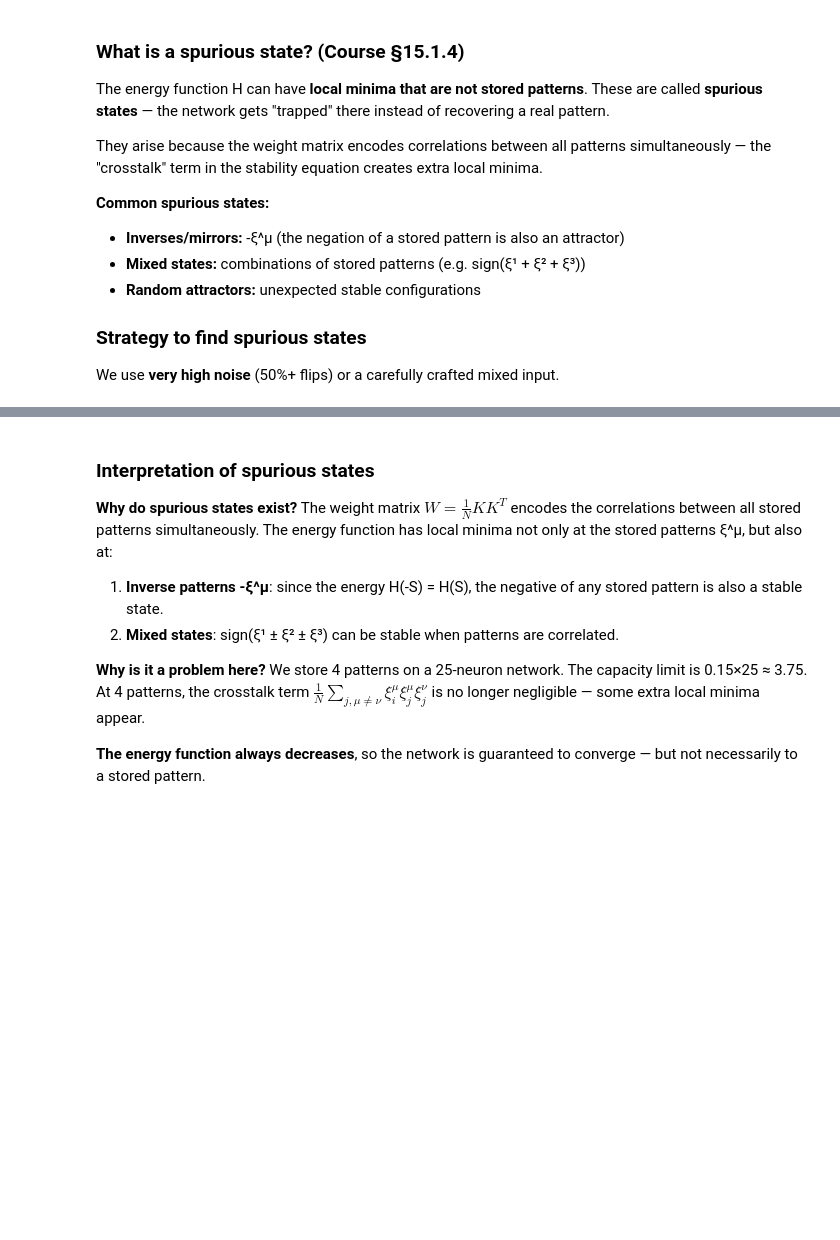
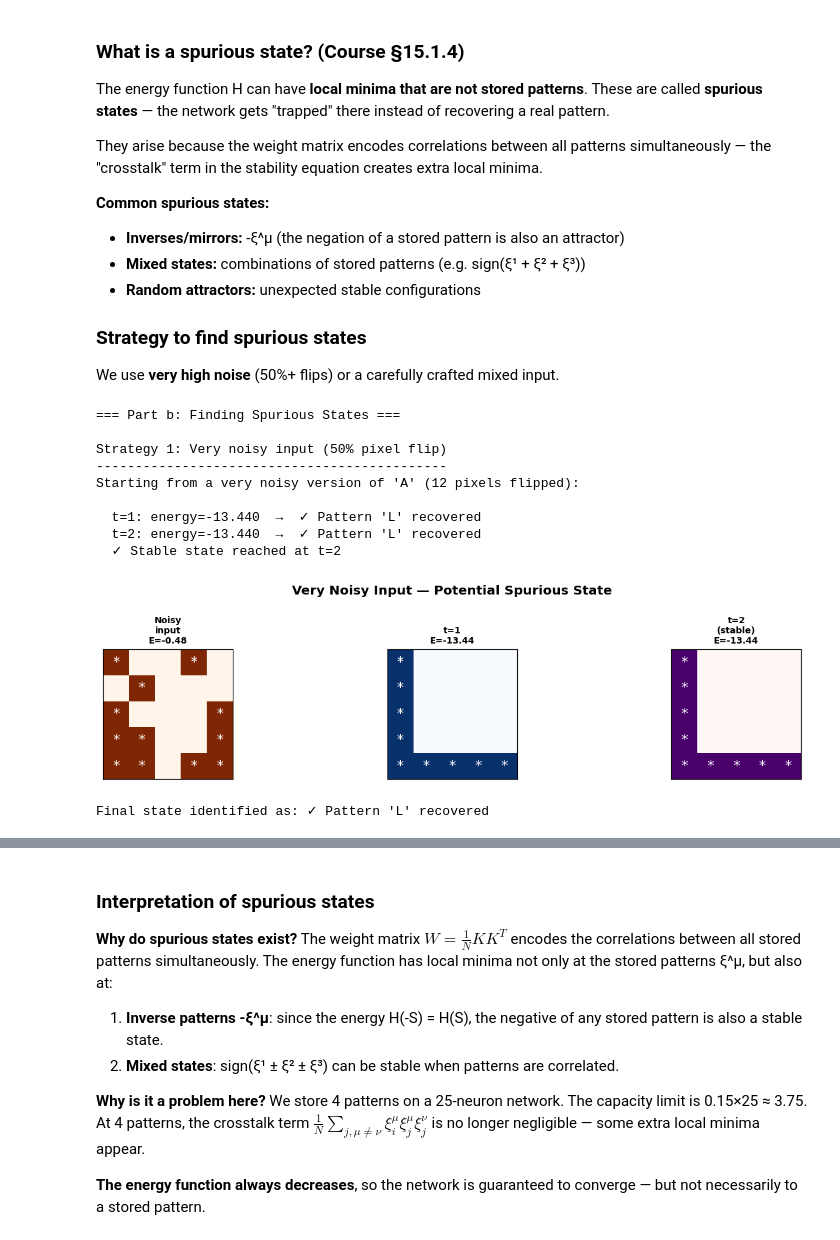
Before and after one commit to pthomas26/TP4, a Jupyter notebook: TP4_Ex2_Hopfield.ipynb, the cells around one changed output, grey strips where cells are left out. Drawn from its saved outputs; the diff is of its cells as text; code cells hidden in the pictures; blank space fills up the shorter version.

```diff
--- a/TP4_Ex2_Hopfield.ipynb
+++ b/TP4_Ex2_Hopfield.ipynb
@@ -386,29 +514,44 @@ They arise because the weight matrix encodes correlations between all patterns s
 We use **very high noise** (50%+ flips) or a carefully crafted mixed input.
 # %%
 print("=== Part b: Finding Spurious States ===\n")
+
+A = all_patterns['A']
+E = all_patterns['E']
 
 # Strategy 1: Very high noise (50% flips)
 print("Strategy 1: Very noisy input (50% pixel flip)")
 print("-" * 45)
 very_noisy = add_noise(A, noise_level=0.50, rng=np.random.RandomState(7))
 print(f"Starting from a very noisy version of 'A' ({int(0.5*25)} pixels flipped):\n")
 final_spurious, states_s, energies_s = hop.recall(very_noisy, max_iter=20, verbose=True)
 
 fig, axes = plt.subplots(1, min(len(states_s), 6), figsize=(13, 3))
 n_show = min(len(states_s), 6)
 for k, ax in enumerate(axes):
     idx = k * (len(states_s)-1) // (n_show-1) if n_show > 1 else 0
     label = 'Noisy\ninput' if k==0 else f't={idx}\n(stable)' if idx==len(states_s)-1 else f't={idx}'
     display_pattern(ax, states_s[idx], f'{label}\nE={energies_s[idx]:.2f}',
                     color='Oranges' if k==0 else 'RdPu' if idx==len(states_s)-1 else 'Blues')
 plt.suptitle("Very Noisy Input — Potential Spurious State", fontweight='bold')
 plt.tight_layout()
 plt.savefig('spurious_state.png', bbox_inches='tight')
 plt.show()
 
 # Check if the final state is spurious
 match = hop._identify(final_spurious)
 print(f"\nFinal state identified as: {match}")
+# %% [output]
+=== Part b: Finding Spurious States ===
+
+Strategy 1: Very noisy input (50% pixel flip)
+---------------------------------------------
+Starting from a very noisy version of 'A' (12 pixels flipped):
+
+  t=1: energy=-13.440  →  ✓ Pattern 'L' recovered
+  t=2: energy=-13.440  →  ✓ Pattern 'L' recovered
+  ✓ Stable state reached at t=2
+[figure, added]
+Final state identified as: ✓ Pattern 'L' recovered
 # %%
 # Strategy 2: Mixed state input (combination of two patterns)
 print("\nStrategy 2: Mixed input (blend of A and E)")
```
Also changed, not shown: parts of 9 cells of this notebook.
